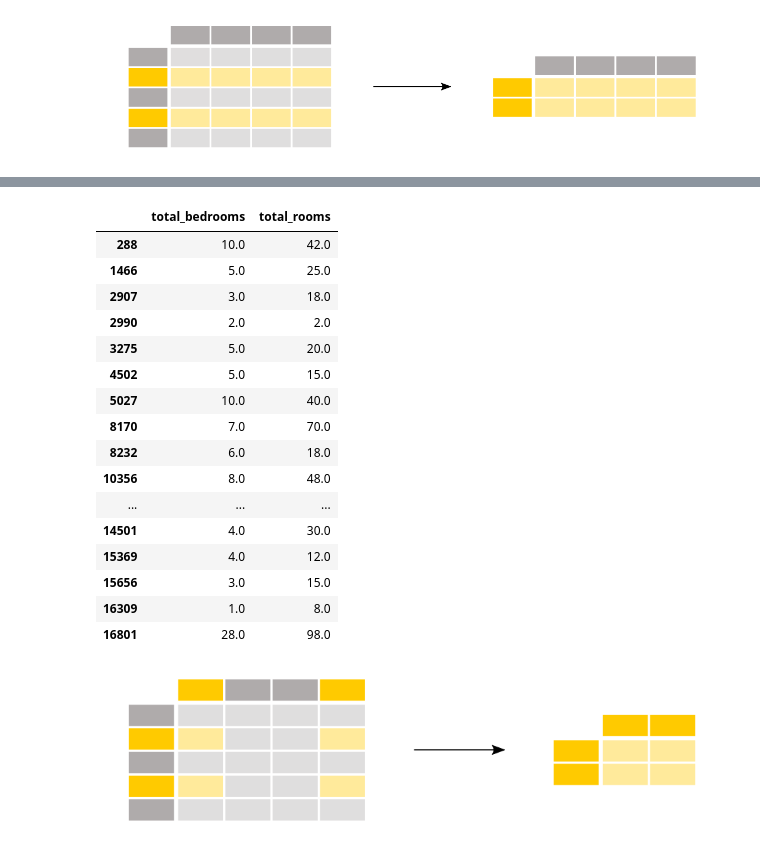
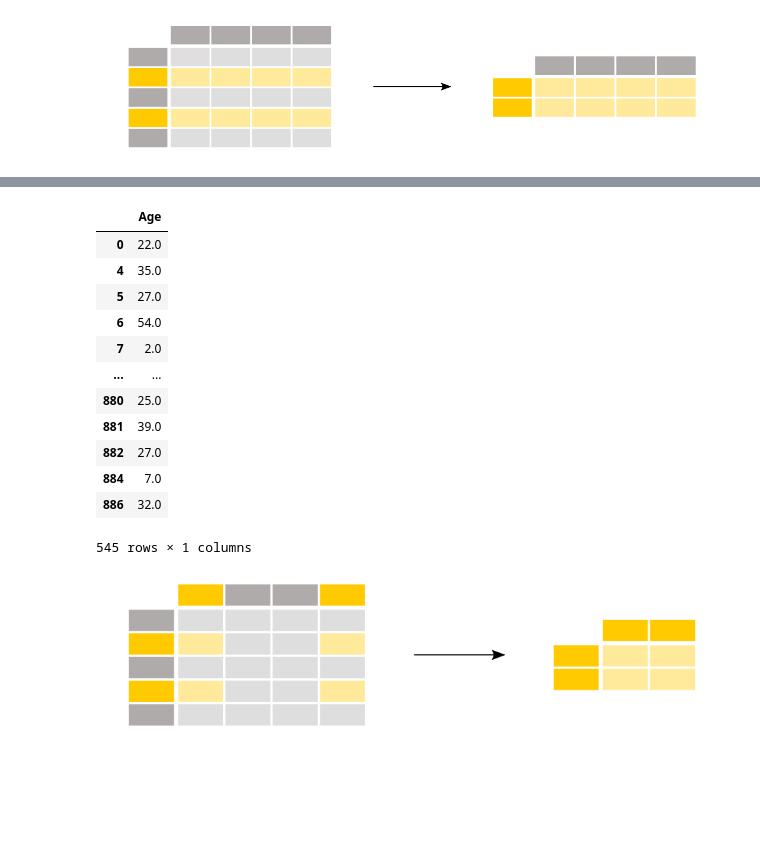
Before and after one commit to IvanKlimenko1988/Python, a Jupyter notebook: Seminars/Seminar_11/Home_work_11.ipynb, the cells around one changed output, grey strips where cells are left out. Cells and saved outputs as stored; diff of their text form; code cells hidden in the pictures; blank space fills up the shorter version.

```diff
--- a/Seminars/Seminar_11/Home_work_11.ipynb
+++ b/Seminars/Seminar_11/Home_work_11.ipynb
@@ -240,24 +241,21 @@ df[(df['housing_median_age'] > 20) | (df['total_rooms'] > 2000)]
 # %%
 # Выбор определенного кол-ва рядов и столбцов
 # используется метод loc в [], первый аргумент индекс или селектор, а второй список со столбцами
-df.loc[df['population'] < 20, ['total_bedrooms', 'total_rooms']]
+# 545 человек погибло из 887
+df.loc[df['Survived'] < 1, ['Age']]
 # %% [output]
-|  | total_bedrooms | total_rooms |
-| 288 | 10.0 | 42.0 |
-| 1466 | 5.0 | 25.0 |
-| 2907 | 3.0 | 18.0 |
-| 2990 | 2.0 | 2.0 |
-| 3275 | 5.0 | 20.0 |
-| 4502 | 5.0 | 15.0 |
-| 5027 | 10.0 | 40.0 |
-| 8170 | 7.0 | 70.0 |
-| 8232 | 6.0 | 18.0 |
-| 10356 | 8.0 | 48.0 |
-| ... | ... | ... |
-| 14501 | 4.0 | 30.0 |
-| 15369 | 4.0 | 12.0 |
-| 15656 | 3.0 | 15.0 |
-| 16309 | 1.0 | 8.0 |
-| 16801 | 28.0 | 98.0 |
+|  | Age |
+| 0 | 22.0 |
+| 4 | 35.0 |
+| 5 | 27.0 |
+| 6 | 54.0 |
+| 7 | 2.0 |
+| ... | ... |
+| 880 | 25.0 |
+| 881 | 39.0 |
+| 882 | 27.0 |
+| 884 | 7.0 |
+| 886 | 32.0 |
+545 rows × 1 columns
 # %% [markdown]
 ![image.png](embedded-picture-1)
```
Also changed, not shown: parts of 23 cells of this notebook.
